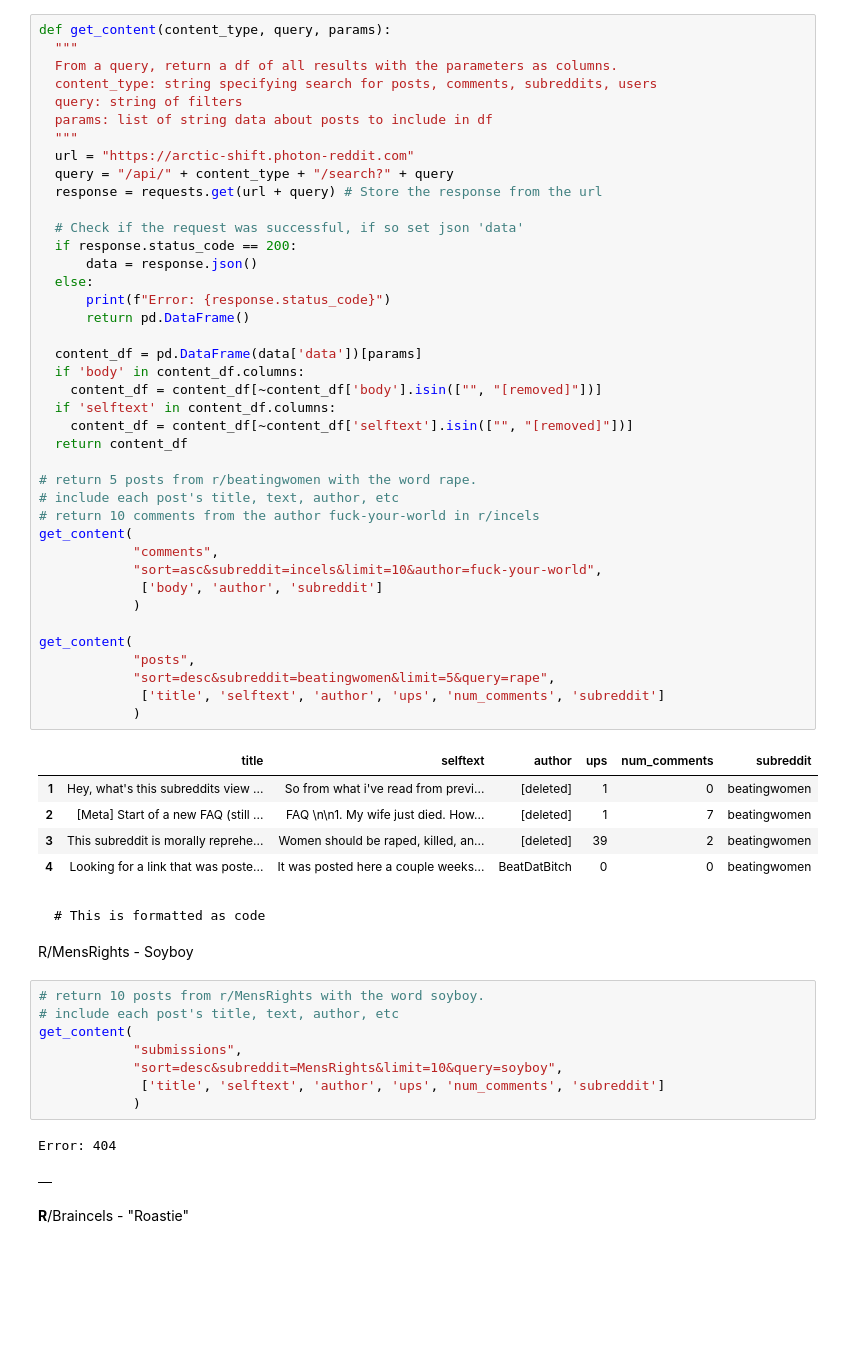
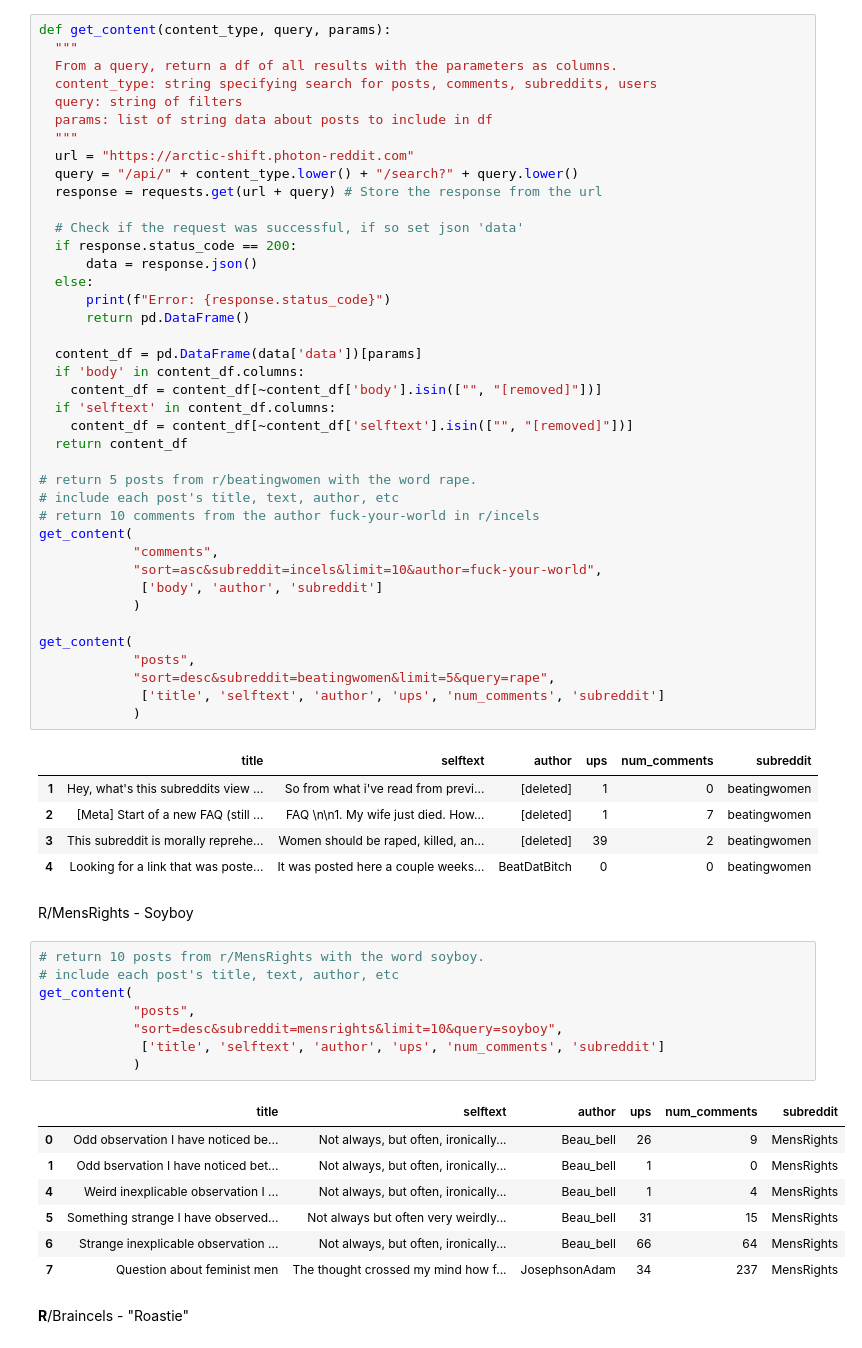
Before and after one commit to mint818/INFO492Project, a Jupyter notebook: practicum_wk4.ipynb, the cells around one changed output. Cells and saved outputs as stored; diff of their text form; blank space fills up the shorter version.

Commit message:
Fixed errors

````diff
--- a/practicum_wk4.ipynb
+++ b/practicum_wk4.ipynb
@@ -60,7 +62,7 @@ def get_content(content_type, query, params):
   params: list of string data about posts to include in df
   """
   url = "https://arctic-shift.photon-reddit.com"
-  query = "/api/" + content_type + "/search?" + query
+  query = "/api/" + content_type.lower() + "/search?" + query.lower()
   response = requests.get(url + query) # Store the response from the url
 
   # Check if the request was successful, if so set json 'data'
@@ -97,25 +99,24 @@ get_content(
 | 2 | [Meta] Start of a new FAQ (still ... | FAQ \n\n1. My wife just died. How... | [deleted] | 1 | 7 | beatingwomen |
 | 3 | This subreddit is morally reprehe... | Women should be raped, killed, an... | [deleted] | 39 | 2 | beatingwomen |
 | 4 | Looking for a link that was poste... | It was posted here a couple weeks... | BeatDatBitch | 0 | 0 | beatingwomen |
-# %% [markdown]
-
-
-```
-# This is formatted as code
-```
-
-R/MensRights - Soyboy
+# %% [markdown]
+R/MensRights - Soyboy
 # %%
 # return 10 posts from r/MensRights with the word soyboy.
 # include each post's title, text, author, etc
 get_content(
-            "submissions",
-            "sort=desc&subreddit=MensRights&limit=10&query=soyboy",
+            "posts",
+            "sort=desc&subreddit=mensrights&limit=10&query=soyboy",
              ['title', 'selftext', 'author', 'ups', 'num_comments', 'subreddit']
             )
 # %% [output]
-Error: 404
-|  |
+|  | title | selftext | author | ups | num_comments | subreddit |
+| 0 | Odd observation I have noticed be... | Not always, but often, ironically... | Beau_bell | 26 | 9 | MensRights |
+| 1 | Odd bservation I have noticed bet... | Not always, but often, ironically... | Beau_bell | 1 | 0 | MensRights |
+| 4 | Weird inexplicable observation I ... | Not always, but often, ironically... | Beau_bell | 1 | 4 | MensRights |
+| 5 | Something strange I have observed... | Not always but often very weirdly... | Beau_bell | 31 | 15 | MensRights |
+| 6 | Strange inexplicable observation ... | Not always, but often, ironically... | Beau_bell | 66 | 64 | MensRights |
+| 7 | Question about feminist men | The thought crossed my mind how f... | JosephsonAdam | 34 | 237 | MensRights |
 # %% [markdown]
 **R**/Braincels - "Roastie"
 # %%
````
Also changed, not shown: parts of 2 cells of this notebook.
